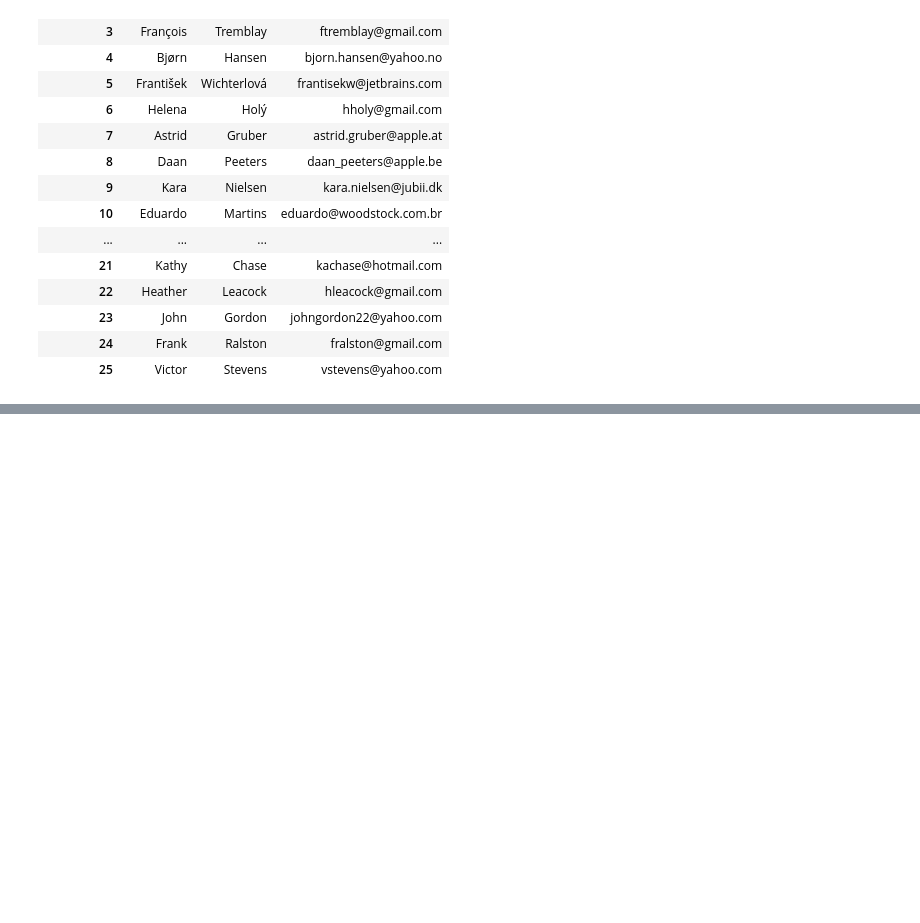
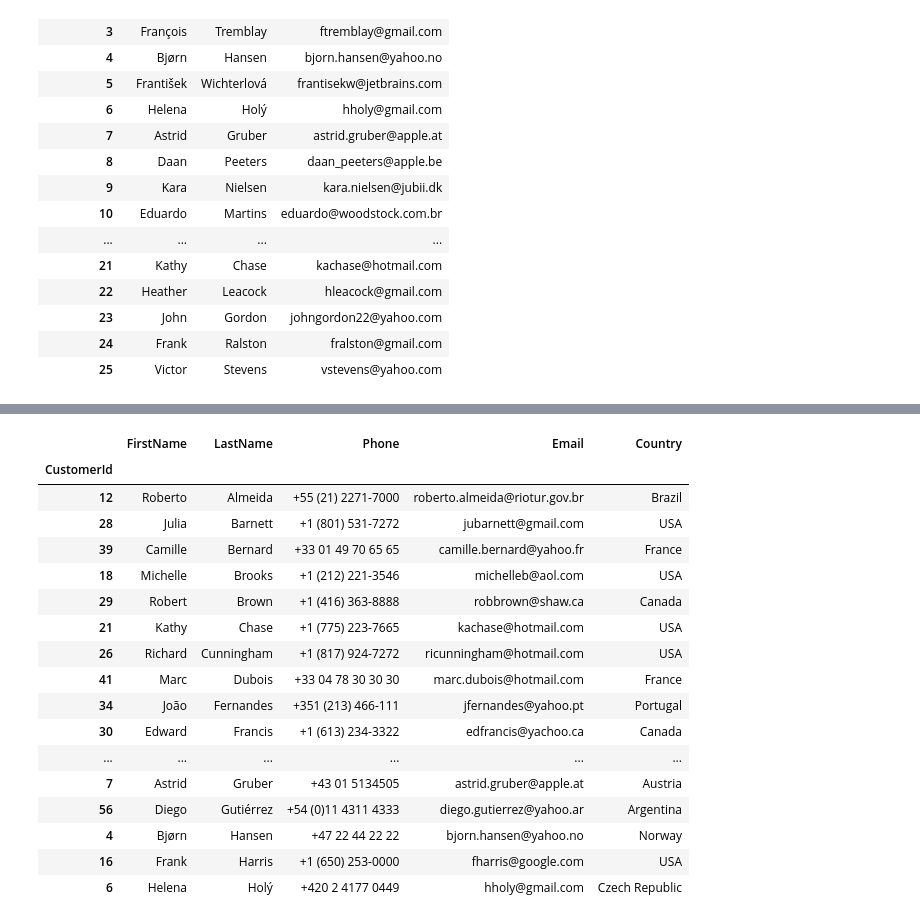
Before and after one commit to Ahmadjon0125/Mohirdev_lessons, a Jupyter notebook: Ma'lumotlarga ishlov berish. Fayllar va ma'lumotlar ombori/02.Database_Sqlite.ipynb, the cells around one changed output, grey strips where cells are left out. Saved outputs shown, nothing was run; the diff lists cells and outputs as text; code cells hidden in the pictures; blank space fills up the shorter version.

```diff
--- a/Ma'lumotlarga ishlov berish. Fayllar va ma'lumotlar ombori/02.Database_Sqlite.ipynb
+++ b/Ma'lumotlarga ishlov berish. Fayllar va ma'lumotlar ombori/02.Database_Sqlite.ipynb
@@ -174,0 +198,23 @@ df
+# %%
+query = "SELECT CustomerId,FirstName,LastName,Phone, Email, Country FROM customers ORDER BY LastName LIMIT 20 "
+df = pd.read_sql(query, db, index_col='CustomerId')
+df
+# %% [output]
+|  | FirstName | LastName | Phone | Email | Country |
+| CustomerId |  |  |  |  |  |
+| 12 | Roberto | Almeida | +55 (21) 2271-7000 | roberto.almeida@riotur.gov.br | Brazil |
+| 28 | Julia | Barnett | +1 (801) 531-7272 | jubarnett@gmail.com | USA |
+| 39 | Camille | Bernard | +33 01 49 70 65 65 | camille.bernard@yahoo.fr | France |
+| 18 | Michelle | Brooks | +1 (212) 221-3546 | michelleb@aol.com | USA |
+| 29 | Robert | Brown | +1 (416) 363-8888 | robbrown@shaw.ca | Canada |
+| 21 | Kathy | Chase | +1 (775) 223-7665 | kachase@hotmail.com | USA |
+| 26 | Richard | Cunningham | +1 (817) 924-7272 | ricunningham@hotmail.com | USA |
+| 41 | Marc | Dubois | +33 04 78 30 30 30 | marc.dubois@hotmail.com | France |
+| 34 | João | Fernandes | +351 (213) 466-111 | jfernandes@yahoo.pt | Portugal |
+| 30 | Edward | Francis | +1 (613) 234-3322 | edfrancis@yachoo.ca | Canada |
+| ... | ... | ... | ... | ... | ... |
+| 7 | Astrid | Gruber | +43 01 5134505 | astrid.gruber@apple.at | Austria |
+| 56 | Diego | Gutiérrez | +54 (0)11 4311 4333 | diego.gutierrez@yahoo.ar | Argentina |
+| 4 | Bjørn | Hansen | +47 22 44 22 22 | bjorn.hansen@yahoo.no | Norway |
+| 16 | Frank | Harris | +1 (650) 253-0000 | fharris@google.com | USA |
+| 6 | Helena | Holý | +420 2 4177 0449 | hholy@gmail.com | Czech Republic |
```
Also changed, not shown: parts of 5 cells of this notebook.
